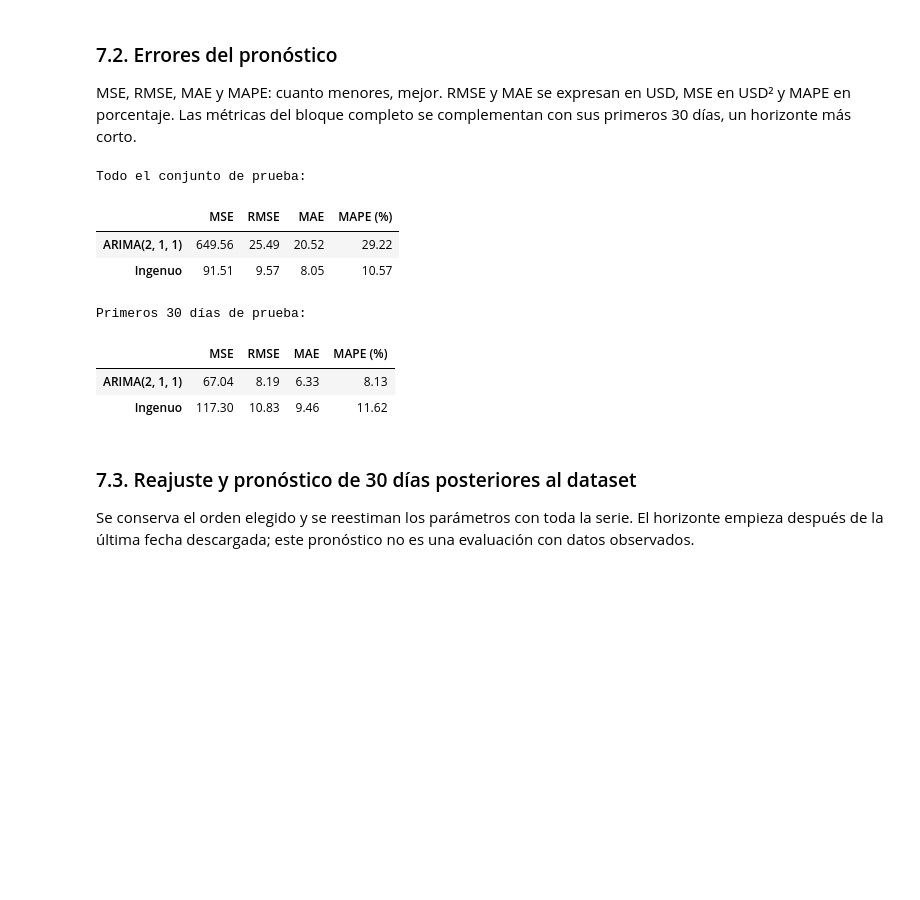
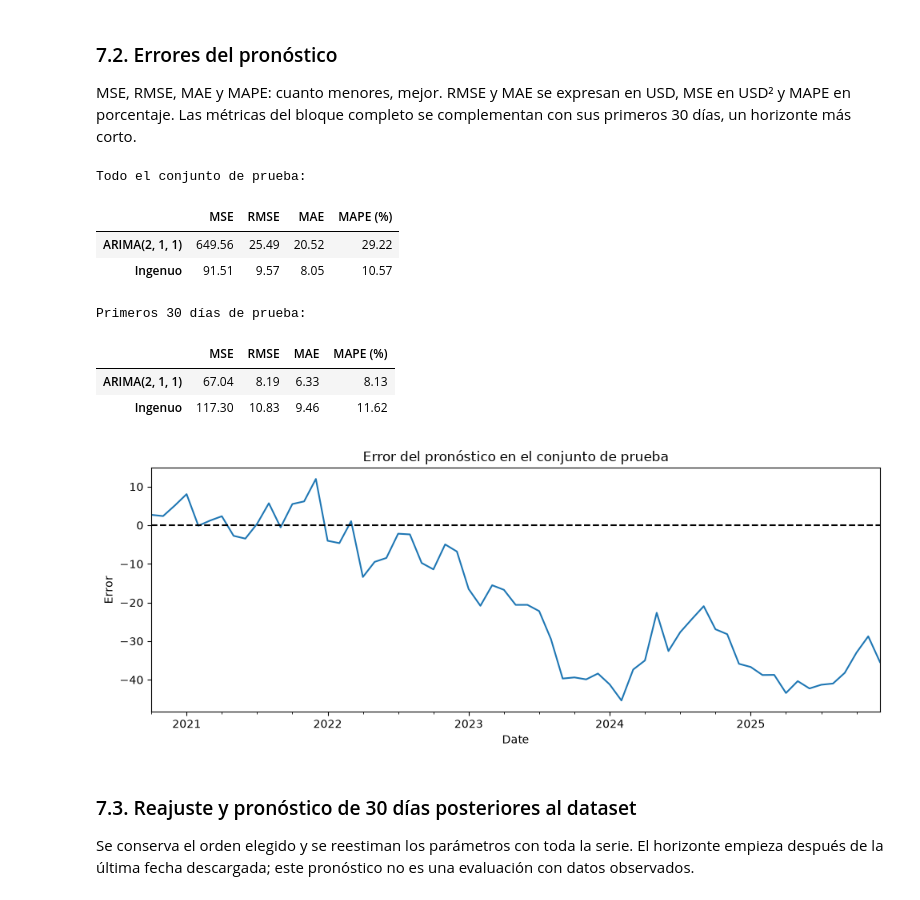
Before and after one commit to 23-Andres-QC/MineriaAvanzada, a Jupyter notebook: practica01.ipynb, the cells around one changed output. Cells and saved outputs as stored; diff of their text form; code cells hidden in the pictures; blank space fills up the shorter version.

```diff
--- a/practica01.ipynb
+++ b/practica01.ipynb
@@ -334,30 +351,37 @@ MSE, RMSE, MAE y MAPE: cuanto menores, mejor. RMSE y MAE se expresan en USD, MSE
 # %%
 def metricas(real, estimado):
     error = real - estimado
     mse = np.mean(error ** 2)
     return {'MSE': mse, 'RMSE': np.sqrt(mse), 'MAE': np.mean(np.abs(error)),
             'MAPE (%)': np.mean(np.abs(error / real)) * 100}
 
 metricas_test = pd.DataFrame({
     nombre: metricas(test, evaluacion['Pronóstico']),
     'Ingenuo': metricas(test, evaluacion['Ingenuo'])
 }).T
 print('Todo el conjunto de prueba:')
 display(metricas_test.round(2))
 print('Primeros 30 días de prueba:')
 display(pd.DataFrame({
     nombre: metricas(test.iloc[:30], evaluacion['Pronóstico'].iloc[:30]),
     'Ingenuo': metricas(test.iloc[:30], evaluacion['Ingenuo'].iloc[:30])
 }).T.round(2))
+
+# Error de pronóstico: valor observado menos valor pronosticado
+error_pronostico = test - evaluacion['Pronóstico']
+error_pronostico.plot(title='Error del pronóstico en el conjunto de prueba', ylabel='Error')
+plt.axhline(0, color='black', linestyle='--')
+plt.tight_layout(); plt.show()
 # %% [output]
 Todo el conjunto de prueba:
 |  | MSE | RMSE | MAE | MAPE (%) |
 | ARIMA(2, 1, 1) | 649.56 | 25.49 | 20.52 | 29.22 |
 | Ingenuo | 91.51 | 9.57 | 8.05 | 10.57 |
 Primeros 30 días de prueba:
 |  | MSE | RMSE | MAE | MAPE (%) |
 | ARIMA(2, 1, 1) | 67.04 | 8.19 | 6.33 | 8.13 |
 | Ingenuo | 117.30 | 10.83 | 9.46 | 11.62 |
+[figure, added]
 # %% [markdown]
 ### 7.3. Reajuste y pronóstico de 30 días posteriores al dataset
 
```
Also changed, not shown: parts of 3 cells of this notebook.
